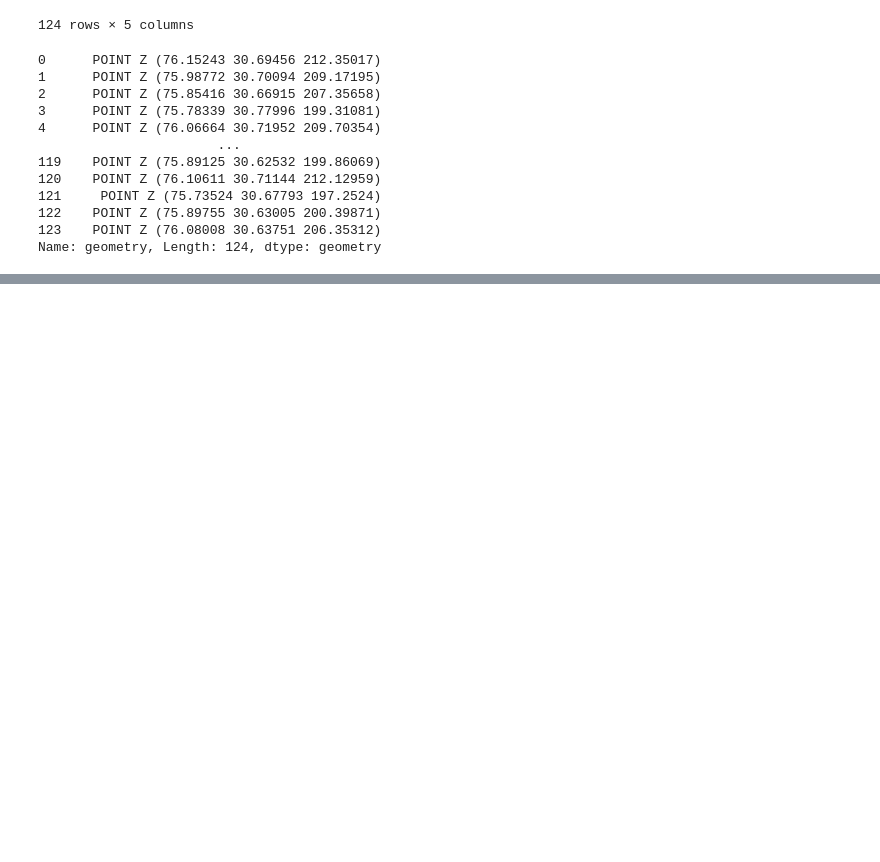
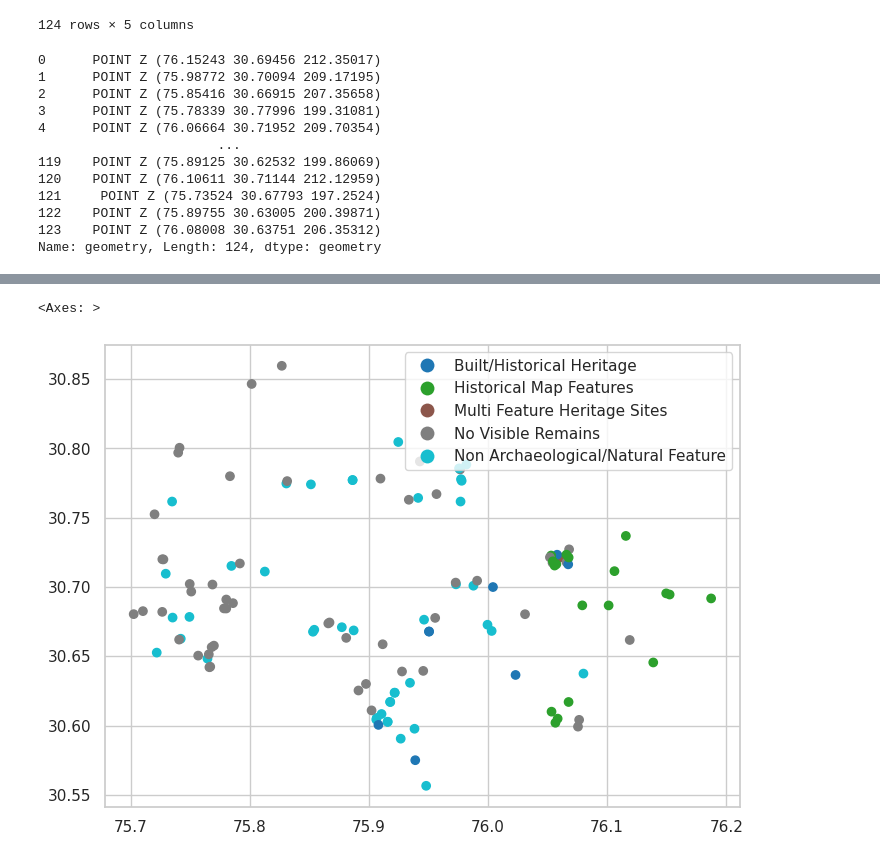
Before and after one commit to Snehal-Goyal/EDA, a Jupyter notebook: exp.ipynb, the cells around one changed output, grey strips where cells are left out. Saved outputs shown, nothing was run; the diff lists cells and outputs as text; code cells hidden in the pictures; blank space fills up the shorter version.

```diff
--- a/exp.ipynb
+++ b/exp.ipynb
@@ -681,0 +698,9 @@ Name: geometry, Length: 124, dtype: geometry
+# %%
+import geopandas as gpd
+import matplotlib.pyplot as plt
+
+  # or convert your DataFrame with `gpd.GeoDataFrame()`
+mahsa_sites_3d.plot(column='heritage_location_classification', legend=True, figsize=(10, 6))
+# %% [output]
+<Axes: >
+[figure, added]
```
Also changed, not shown: parts of 6 cells of this notebook.
